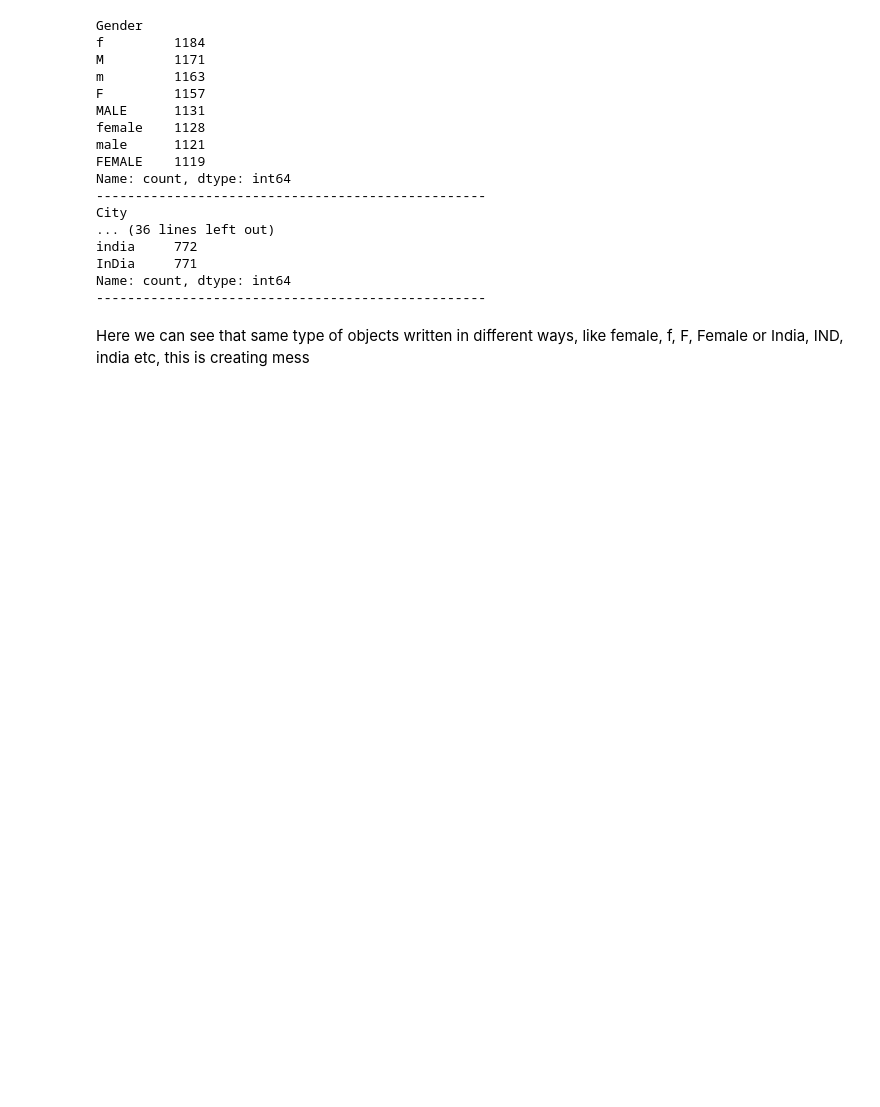
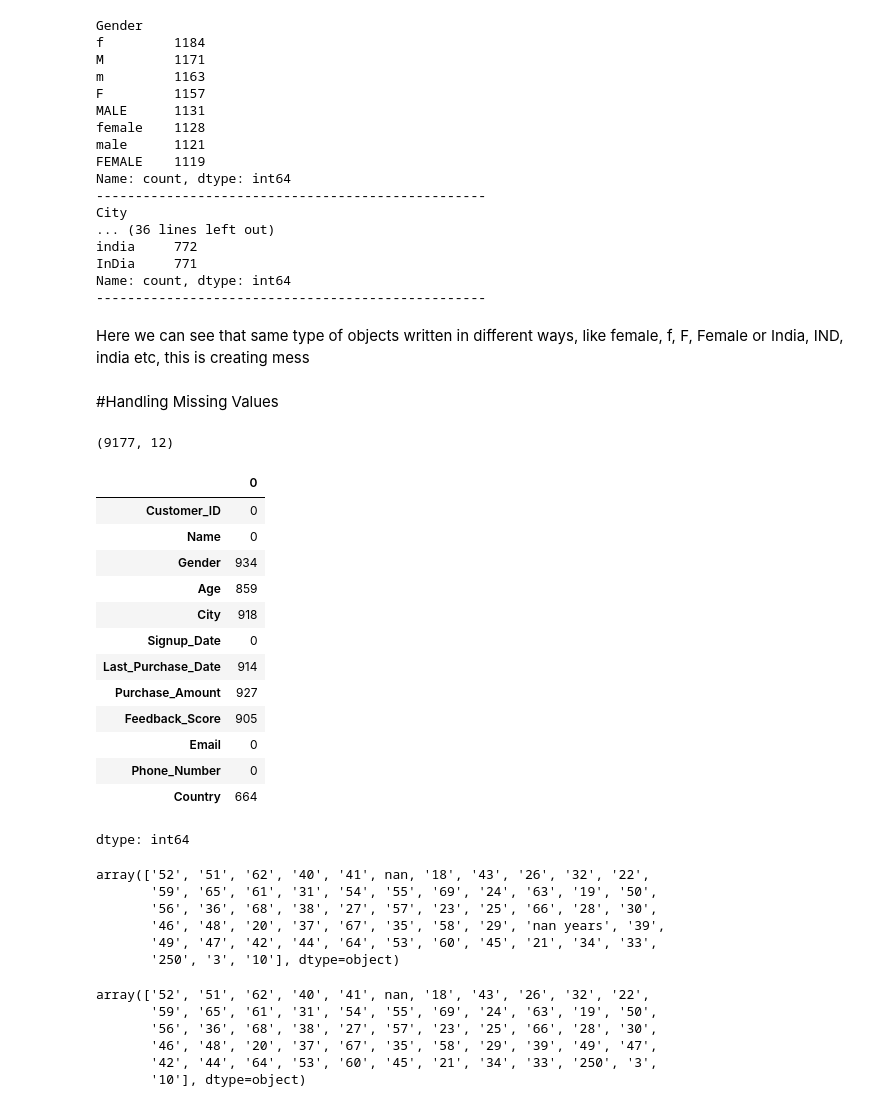
Before and after one commit to Devvrat12/Data-Wrangling-Quality-Engineering-for-Customer-Sales-Analytics, a Jupyter notebook: 1_Data_Cleaning.ipynb, the cells around one changed output. Drawn from its saved outputs; the diff is of its cells as text; code cells hidden in the pictures; blank space fills up the shorter version.

```diff
--- a/1_Data_Cleaning.ipynb
+++ b/1_Data_Cleaning.ipynb
@@ -4,7 +4,7 @@
 import pandas as pd
 import matplotlib.pyplot as plt
 # %%
-df = pd.read_csv("messy_customer_sales_data.csv")
+df = pd.read_csv("/messy_customer_sales_data.csv")
 # %%
 df
 # %% [output]
@@ -161,3 +161,28 @@ Name: count, dtype: int64
 --------------------------------------------------
 # %% [markdown]
 Here we can see that same type of objects written in different ways, like female, f, F, Female or India, IND, india etc, this is creating mess
+# %% [markdown]
+#Handling Missing Values
+# %%
+df.dropna(subset = ['Customer_ID'], inplace = True)
+# %%
+df.shape
+# %% [output]
+(9177, 12)
+# %%
+df.isnull().sum()
+# %% [output]
+|  | 0 |
+| Customer_ID | 0 |
+| Name | 0 |
+| Gender | 934 |
+| Age | 859 |
+| City | 918 |
+| Signup_Date | 0 |
+| Last_Purchase_Date | 914 |
+| Purchase_Amount | 927 |
+| Feedback_Score | 905 |
+| Email | 0 |
+| Phone_Number | 0 |
+| Country | 664 |
+dtype: int64
@@ -163,0 +199,9 @@ Here we can see that same type of objects written in different ways, like female
+# %%
+df['Age'].unique()
+# %% [output]
+array(['52', '51', '62', '40', '41', nan, '18', '43', '26', '32', '22',
+       '59', '65', '61', '31', '54', '55', '69', '24', '63', '19', '50',
+       '56', '36', '68', '38', '27', '57', '23', '25', '66', '28', '30',
+       '46', '48', '20', '37', '67', '35', '58', '29', 'nan years', '39',
+       '49', '47', '42', '44', '64', '53', '60', '45', '21', '34', '33',
+       '250', '3', '10'], dtype=object)
@@ -163,0 +210,9 @@ Here we can see that same type of objects written in different ways, like female
+# %%
+df_age.unique()
+# %% [output]
+array(['52', '51', '62', '40', '41', nan, '18', '43', '26', '32', '22',
+       '59', '65', '61', '31', '54', '55', '69', '24', '63', '19', '50',
+       '56', '36', '68', '38', '27', '57', '23', '25', '66', '28', '30',
+       '46', '48', '20', '37', '67', '35', '58', '29', '39', '49', '47',
+       '42', '44', '64', '53', '60', '45', '21', '34', '33', '250', '3',
+       '10'], dtype=object)
```
Also changed, not shown: parts of 7 cells of this notebook.
